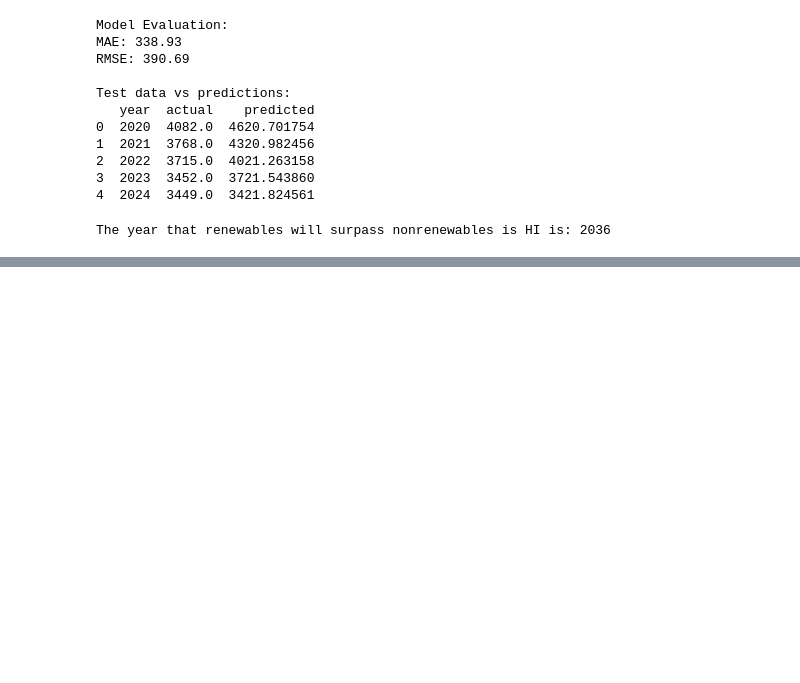
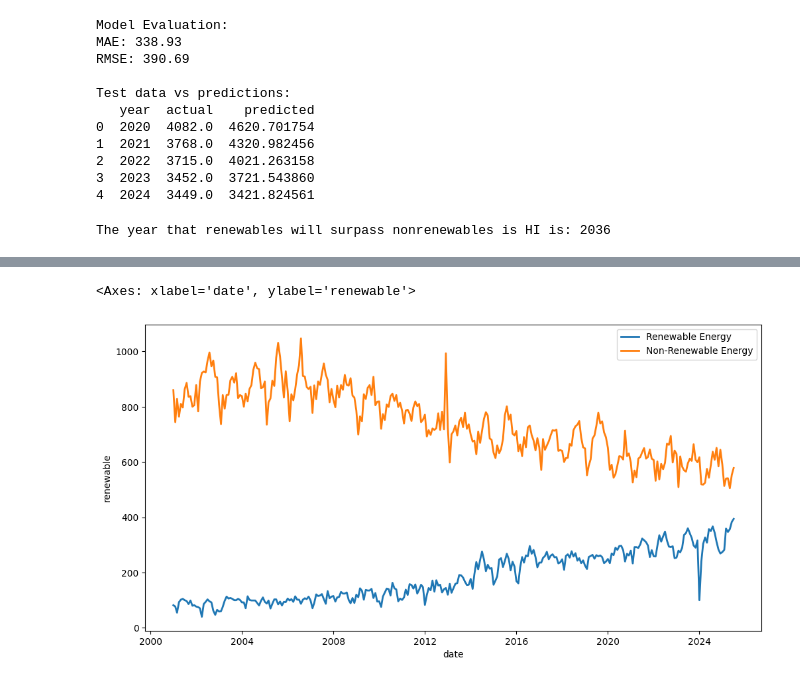
Before and after one commit to ashleyholen/Data-Science-Capstone, a Jupyter notebook: capstone.ipynb, the cells around one changed output, grey strips where cells are left out. Cells and saved outputs as stored; diff of their text form; code cells hidden in the pictures; blank space fills up the shorter version.

```diff
--- a/capstone.ipynb
+++ b/capstone.ipynb
@@ -610,0 +672,17 @@ The year that renewables will surpass nonrenewables is HI is: 2036
+# %%
+ml_data_monthly = (
+    final_types
+    .groupby(["date", "category"], as_index=False)["net_generation"]
+    .sum()
+    .pivot(index="date", columns="category", values="net_generation")
+    .reset_index()
+)
+
+ml_data_monthly.columns.name = None
+
+#difference column
+ml_data_monthly["difference"] = (
+    ml_data_monthly["non_renewable"] - ml_data_monthly["renewable"]
+)
+
+ml_data_monthly.head()
@@ -610,0 +696,21 @@ The year that renewables will surpass nonrenewables is HI is: 2036
+# %%
+plt.figure(figsize=(12, 6))
+
+sns.lineplot(
+    data=ml_data_monthly,
+    x="date",
+    y="renewable",
+    label="Renewable Energy",
+    linewidth=2
+)
+
+sns.lineplot(
+    data=ml_data_monthly,
+    x="date",
+    y="non_renewable",
+    label="Non-Renewable Energy",
+    linewidth=2
+)
+# %% [output]
+<Axes: xlabel='date', ylabel='renewable'>
+[figure, added]
```
Also changed, not shown: parts of 21 cells of this notebook.
